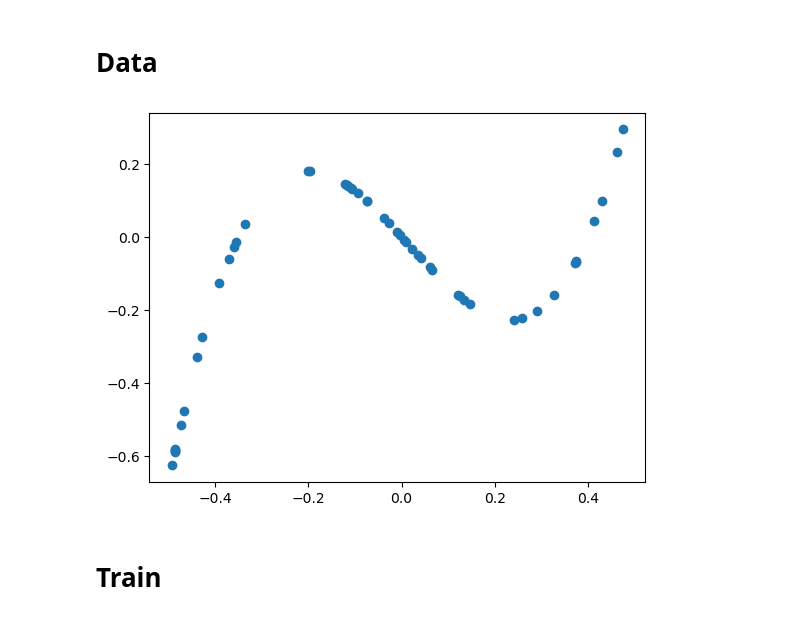
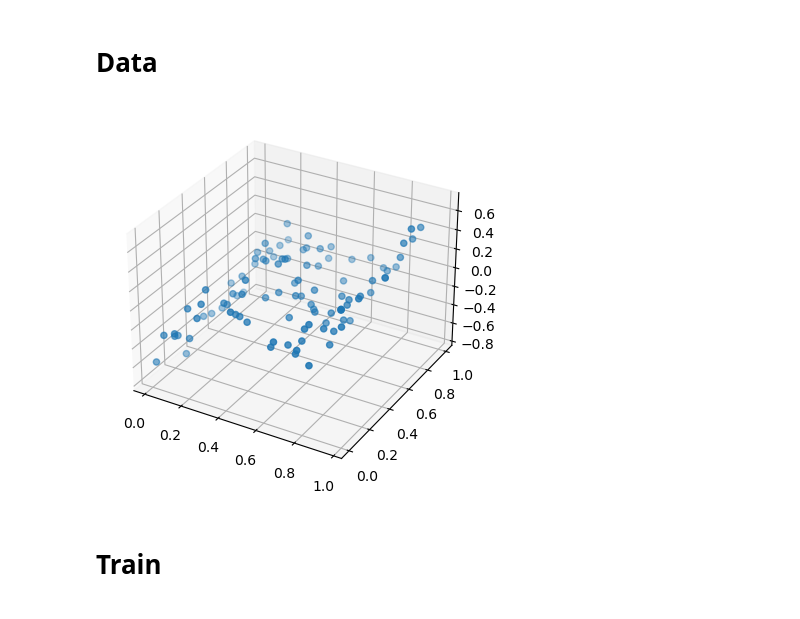
Before and after one commit to IDEALLab/Least_Volume_ICLR2024, a Jupyter notebook: notebook/constrained.ipynb, the cells around one changed output. Cells and saved outputs as stored; diff of their text form; code cells hidden in the pictures.

Commit message:
add toy data generation

```diff
--- a/notebook/constrained.ipynb
+++ b/notebook/constrained.ipynb
@@ -92,16 +92,26 @@ class LeastVolumeBinarySearch:
 # %% [markdown]
 # Data
 # %%
-X, _ = torch.sort(torch.rand(50))
-X = X - 0.5
-# Y = X + 5 * X ** 3
-Y = 10 * (X - 0.4) * X * (X + 0.35)
-data = torch.stack([X, Y], dim=-1)
+# X, _ = torch.sort(torch.rand(50))
+# X = X - 0.5
+# # Y = X + 5 * X ** 3
+# Y = 10 * (X - 0.4) * X * (X + 0.35)
+# data = torch.stack([X, Y], dim=-1)
 
-plt.scatter(X.numpy(), Y.numpy())
-plt.show()
+# plt.scatter(X.numpy(), Y.numpy())
+# plt.show()
+
+XY = torch.rand(100, 2)
+X = XY[:, 0] - 0.5
+Z = 10 * (X-0.3) * X * (X+0.3) + torch.randn(len(X))/10
+data = torch.stack([XY[:,0], XY[:,1], Z], dim=-1)
+
+fig = plt.figure()
+ax = fig.add_subplot(projection='3d')
+ax.scatter(XY[:,0].numpy(), XY[:,1].numpy(), Z.numpy())
+fig.show()
 # %% [output]
-[figure, old version]
+[figure, new version]
 # %% [markdown]
 # Train
 # %%
```
Also changed, not shown: parts of 11 cells of this notebook, 17 other files.
